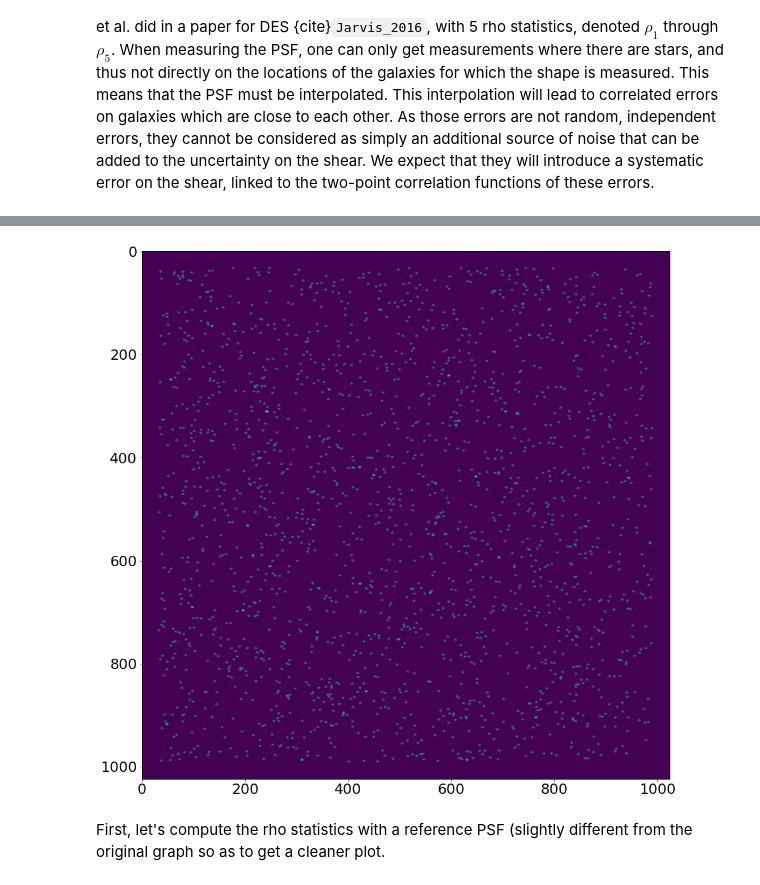
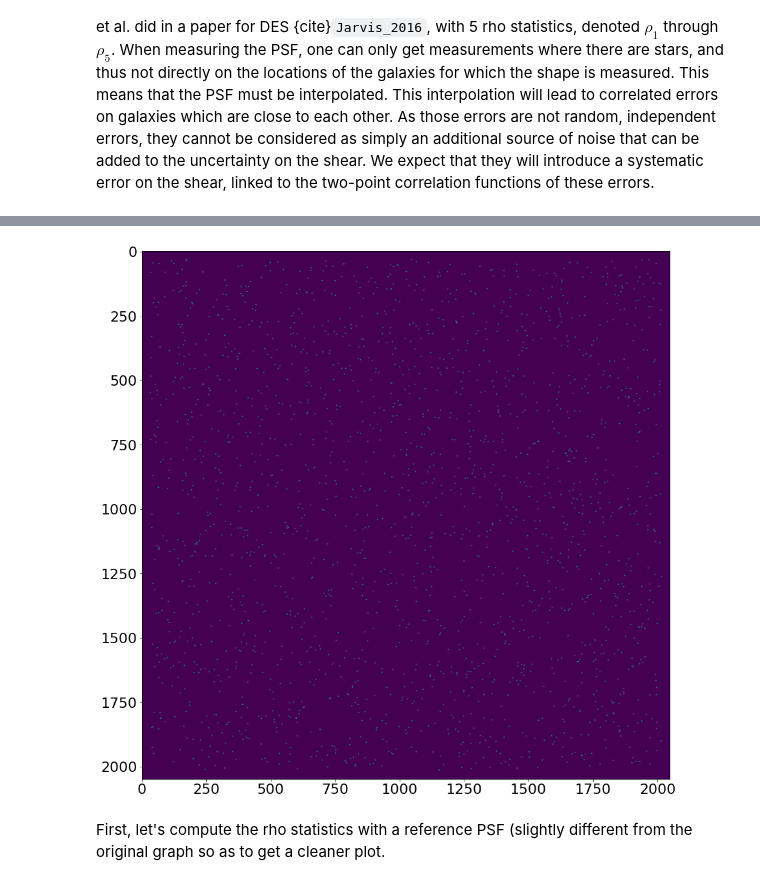
Before and after one commit to CosmoStat/Shear-and-PSF-Reading-Group, a Jupyter notebook: shearbook/psf/rho-statistics.ipynb, the cells around one changed output, grey strips where cells are left out. Drawn from its saved outputs; the diff is of its cells as text; code cells hidden in the pictures.

```diff
--- a/shearbook/psf/rho-statistics.ipynb
+++ b/shearbook/psf/rho-statistics.ipynb
@@ -105,7 +105,7 @@ import piff
 import matplotlib.pyplot as plt
 plt.rcParams.update({'font.size': 22})
 
-def setup(sigma = 1.3,g1 = 0.15,g2 = 0,du = 0,dv = 0,flux = 123.45,stamp_size=2048,n_stars=5000,point_array=None,plot=False):
+def setup(sigma = 0.13,g1 = 0.15,g2 = 0,du = 0,dv = 0,flux = 123.45,stamp_size=2048,n_stars=5000,point_array=None,plot=False,randomize_ell=False):
     """Build an input image and catalog used by a few tests below.
     """
     #wcs = galsim.TanWCS(
@@ -113,7 +113,7 @@ def setup(sigma = 1.3,g1 = 0.15,g2 = 0,du = 0,dv = 0,flux = 123.45,stamp_size=20
     #        galsim.AffineTransform(1, 0., 0., 1, galsim.PositionD(stamp_size,stamp_size)),
     #        galsim.CelestialCoord(5 * galsim.arcmin, -25 * galsim.degrees)
     #        )
-    wcs = galsim.PixelScale(1.0)
+    wcs = galsim.PixelScale(0.1)
     image = galsim.Image(stamp_size, stamp_size, wcs=wcs)
 
     # Where to put the stars.
@@ -125,7 +125,7 @@ def setup(sigma = 1.3,g1 = 0.15,g2 = 0,du = 0,dv = 0,flux = 123.45,stamp_size=20
     # Draw a Gaussian PSF at each location on the image.
 
     for x, y in zip(x_list, y_list):
-        psf = galsim.Gaussian(sigma=sigma).shear(g1=g1, g2=g2).shift(du,dv) * flux #*(stamp_size-x)/stamp_size
+        psf = galsim.Gaussian(sigma=sigma).shear(g1=g1+randomize_ell*np.random.normal(0,0.01), g2=g2).shift(du,dv) * flux #*(stamp_size-x)/stamp_size
         image2 = galsim.Image(stamp_size, stamp_size, wcs=wcs)
         bounds = galsim.BoundsI(int(x-31), int(x+32), int(y-31), int(y+32))
         offset = galsim.PositionD(x-int(x)-0.5, y-int(y)-0.5)
@@ -148,12 +148,12 @@ def setup(sigma = 1.3,g1 = 0.15,g2 = 0,du = 0,dv = 0,flux = 123.45,stamp_size=20
     cat_file = os.path.join('output','test_stats_cat.fits')
     fitsio.write(cat_file, data, clobber=True)
 # %%
-stamp_size = 1024
+stamp_size = 2048
 n_stars = 2000
 point_array = np.round(np.random.uniform(33,stamp_size-33,size=(n_stars,2)),2)
 setup(stamp_size=stamp_size,n_stars=n_stars,point_array=point_array,plot=True)
 # %% [output]
-[figure, old version]
+[figure, new version]
 # %%
 logger = piff.config.setup_logger(verbose=2)
 image_file = os.path.join('output','test_stats_image.fits')
```
Also changed, not shown: parts of 6 cells of this notebook.
